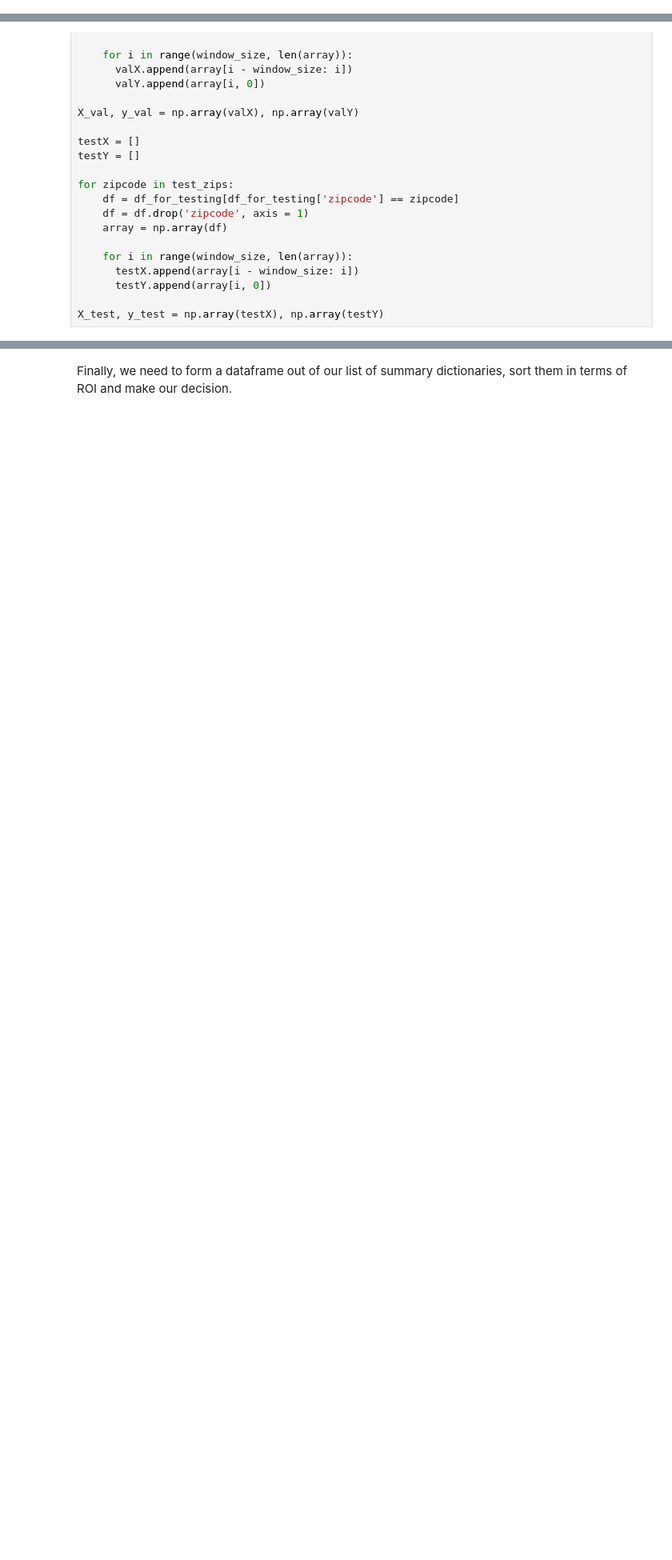
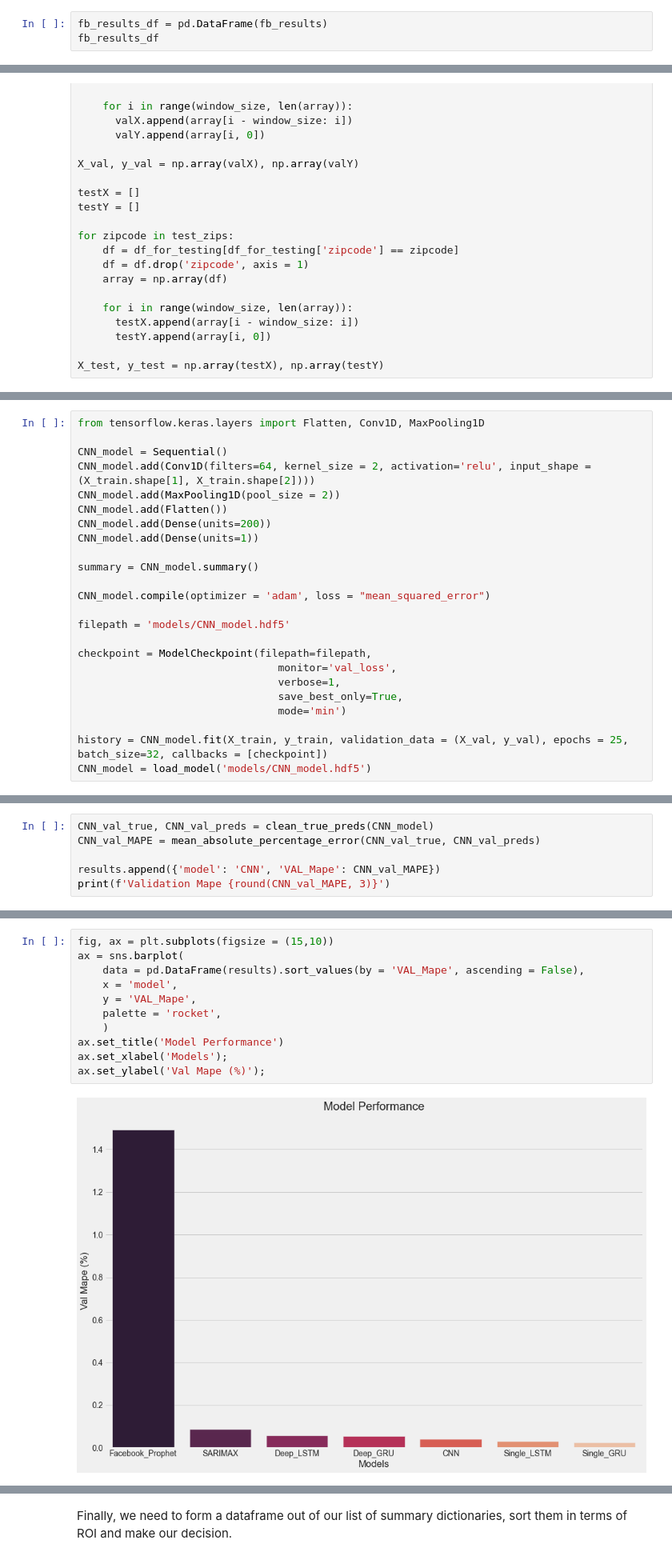
Before and after one commit to AbsIbs/nevada_time_series, a Jupyter notebook: main.ipynb, the cells around one changed output, grey strips where cells are left out. Shown: that part at 80% size. Drawn from its saved outputs; the diff is of its cells as text; blank space fills up the shorter version.

```diff
--- a/main.ipynb
+++ b/main.ipynb
@@ -727,0 +972,3 @@ nv_zipcodes = list(set(complete_df['zipcode']))
+# %%
+fb_results_df = pd.DataFrame(fb_results)
+fb_results_df
@@ -1177,0 +1388,24 @@ With our single layer GRU performing the best on validationa data, we'll now try
+# %%
+from tensorflow.keras.layers import Flatten, Conv1D, MaxPooling1D
+
+CNN_model = Sequential()
+CNN_model.add(Conv1D(filters=64, kernel_size = 2, activation='relu', input_shape = (X_train.shape[1], X_train.shape[2])))
+CNN_model.add(MaxPooling1D(pool_size = 2))
+CNN_model.add(Flatten())
+CNN_model.add(Dense(units=200))
+CNN_model.add(Dense(units=1))
+
+summary = CNN_model.summary()
+
+CNN_model.compile(optimizer = 'adam', loss = "mean_squared_error")
+
+filepath = 'models/CNN_model.hdf5'
+
+checkpoint = ModelCheckpoint(filepath=filepath,
+                                monitor='val_loss',
+                                verbose=1,
+                                save_best_only=True,
+                                mode='min')
+
+history = CNN_model.fit(X_train, y_train, validation_data = (X_val, y_val), epochs = 25, batch_size=32, callbacks = [checkpoint])
+CNN_model = load_model('models/CNN_model.hdf5')
@@ -1177,0 +1430,6 @@ With our single layer GRU performing the best on validationa data, we'll now try
+# %%
+CNN_val_true, CNN_val_preds = clean_true_preds(CNN_model)
+CNN_val_MAPE = mean_absolute_percentage_error(CNN_val_true, CNN_val_preds)
+
+results.append({'model': 'CNN', 'VAL_Mape': CNN_val_MAPE})
+print(f'Validation Mape {round(CNN_val_MAPE, 3)}')
@@ -1177,0 +1457,13 @@ With our single layer GRU performing the best on validationa data, we'll now try
+# %%
+fig, ax = plt.subplots(figsize = (15,10))
+ax = sns.barplot(
+    data = pd.DataFrame(results).sort_values(by = 'VAL_Mape', ascending = False),
+    x = 'model',
+    y = 'VAL_Mape',
+    palette = 'rocket',
+    )
+ax.set_title('Model Performance')
+ax.set_xlabel('Models');
+ax.set_ylabel('Val Mape (%)');
+# %% [output]
+[figure, added]
```
Also changed, not shown: parts of 106 cells of this notebook, 8 other files.
